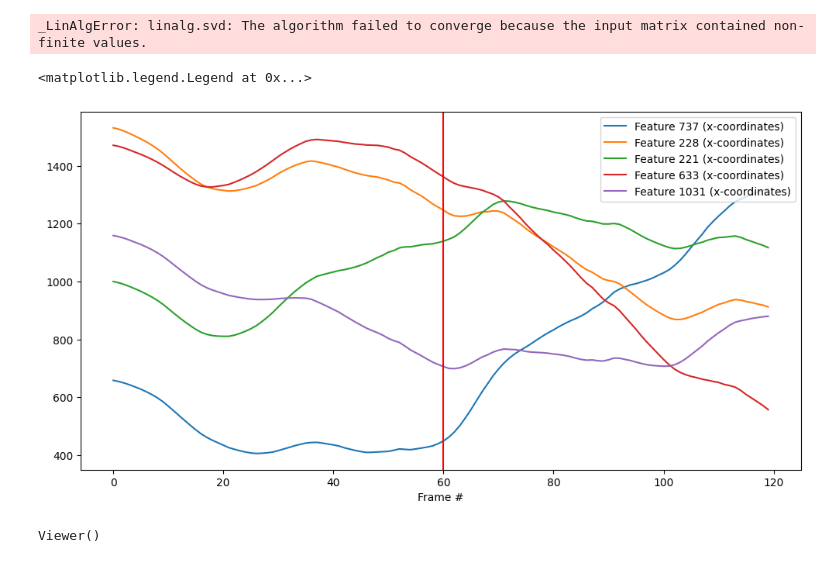
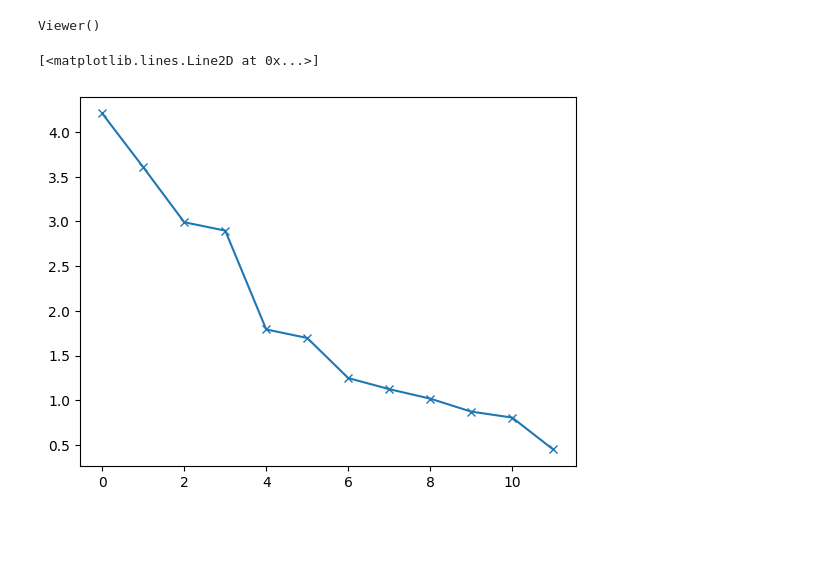
Before and after one commit to manel-ferreira-01/trackers, a Jupyter notebook: test.ipynb, the cells around one changed output. Saved outputs shown, nothing was run; the diff lists cells and outputs as text; code cells hidden in the pictures; blank space fills up the shorter version.

```diff
--- a/test.ipynb
+++ b/test.ipynb
@@ -272,26 +274,3 @@ plt.imshow(x_filled/np.nanmax(x_filled), aspect='auto', cmap='gray')
-# %%
-# complete just a subpart of the matrix
-obs_completed_subpart, _ = alternating_matrix_completion(
-    obs_mat_half_missed[:100, :1250], rank=4, mode=0, max_iters=100)
-
-
-plt.figure(figsize=(12, 6))
-plt.imshow(obs_completed_subpart/np.nanmax(obs_completed_subpart), aspect='auto', cmap='gray')
-# %% [output]
-_LinAlgError: linalg.svd: The algorithm failed to converge because the input matrix contained non-finite values.
-# %%
-plt.figure(figsize=(12, 6))
-selected_indices = np.random.choice(range(150, obs_completed.shape[1]), size=5, replace=False)
-for idx in selected_indices:
-    plt.plot(obs_completed[::2, idx], label=f"Feature {idx} (x-coordinates)")
-
-# Draw a vertical line at the middle of the plot
-plt.axvline(x=obs_completed.shape[0] // 4, color='r')
-plt.xlabel("Frame #")
-plt.legend()
-# %% [output]
-<matplotlib.legend.Legend at 0x...>
-[figure, removed]
 # %%
 
 rr.init("factorization")
@@ -320,0 +296,6 @@ motion, shape, t = costeira_marques(obs_mat_half_missed)
+# %%
+#plt.imshow(reconstructed_obs.numpy(), cmap='gray', aspect='auto')
+plt.plot(torch.log10(torch.linalg.svd(obs_mat_resized).S).numpy(),"-x")
+# %% [output]
+[<matplotlib.lines.Line2D at 0x...>]
+[figure, added]
```
Also changed, not shown: parts of 25 cells of this notebook, 3 other files.
